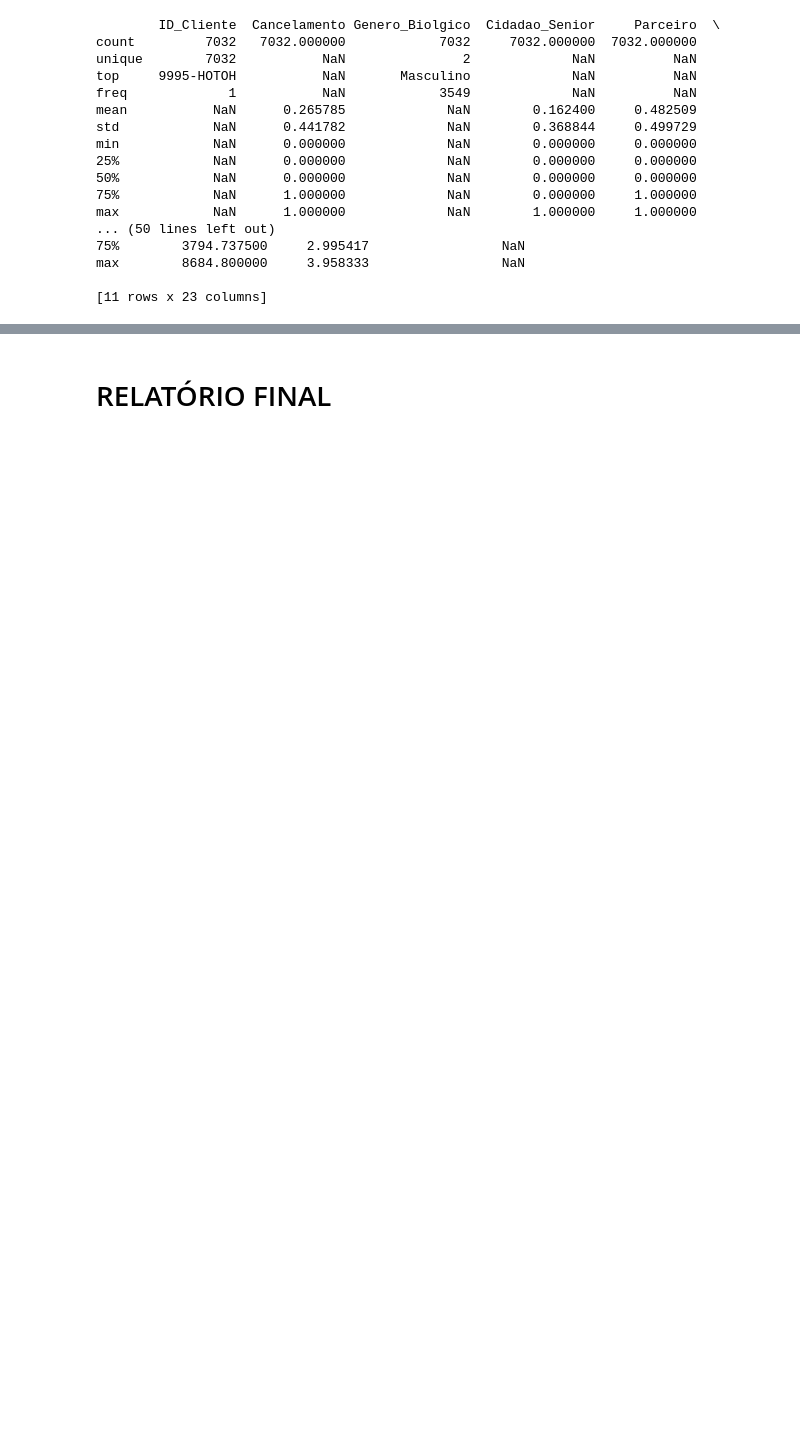
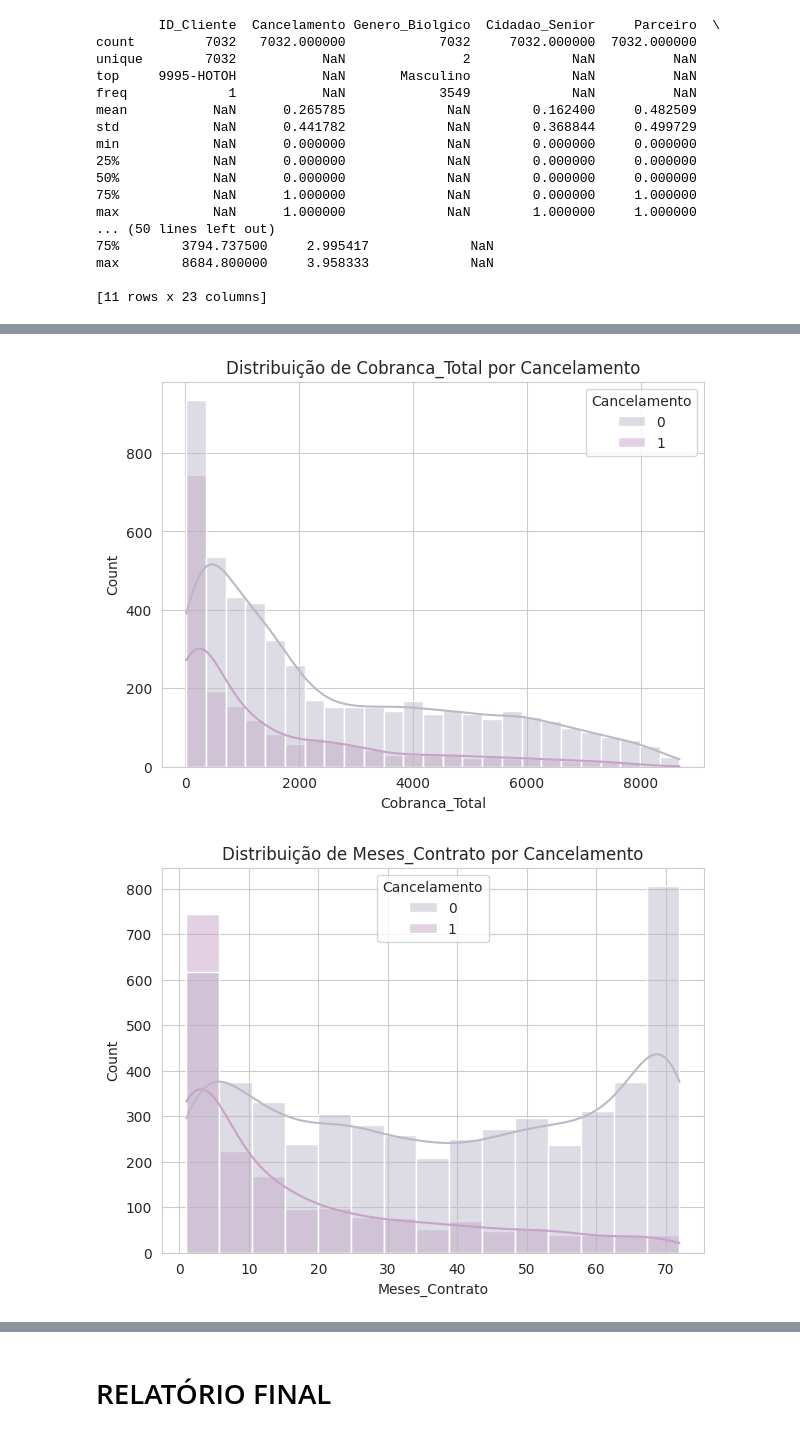
Before and after one commit to DaiMeotti/challenge-telecomx-1, a Jupyter notebook: TelecomX_1.ipynb, the cells around one changed output, grey strips where cells are left out. Saved outputs shown, nothing was run; the diff lists cells and outputs as text; code cells hidden in the pictures; blank space fills up the shorter version.

```diff
--- a/TelecomX_1.ipynb
+++ b/TelecomX_1.ipynb
@@ -470,0 +690,14 @@ normalized_df.describe()
+# %%
+# Annalisando colunas numéricas
+numericas = ['Cobranca_Total', 'Meses_Contrato', 'Cobranca_Mensal', 'Custo_Diario']
+
+# Histogramas
+for col in numericas:
+    plt.figure(figsize=(7, 5))
+    sns.histplot(data=df, x=col, hue='Cancelamento', kde=True,
+                 palette=['#BCB8C9', '#C8A2C8'], alpha=0.5)
+    plt.title(f'Distribuição de {col} por Cancelamento')
+    plt.show()
+# %% [output]
+[figure, added]
+[figure, added]
```
Also changed, not shown: parts of 35 cells of this notebook.
